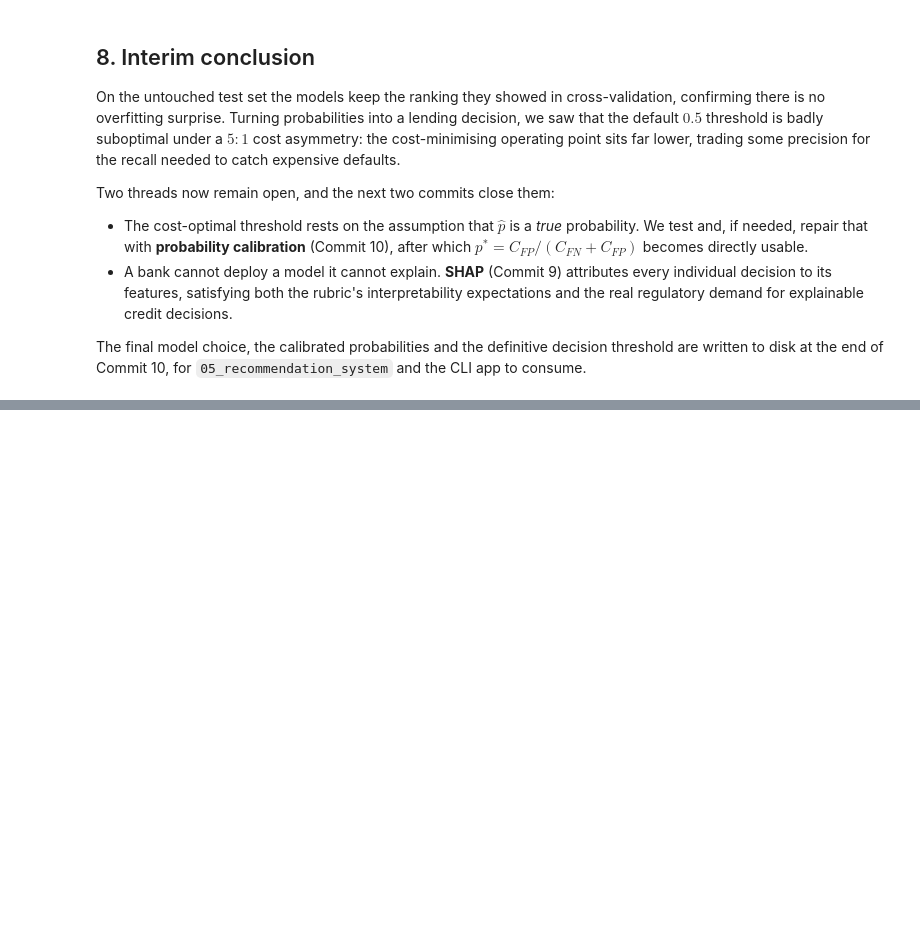
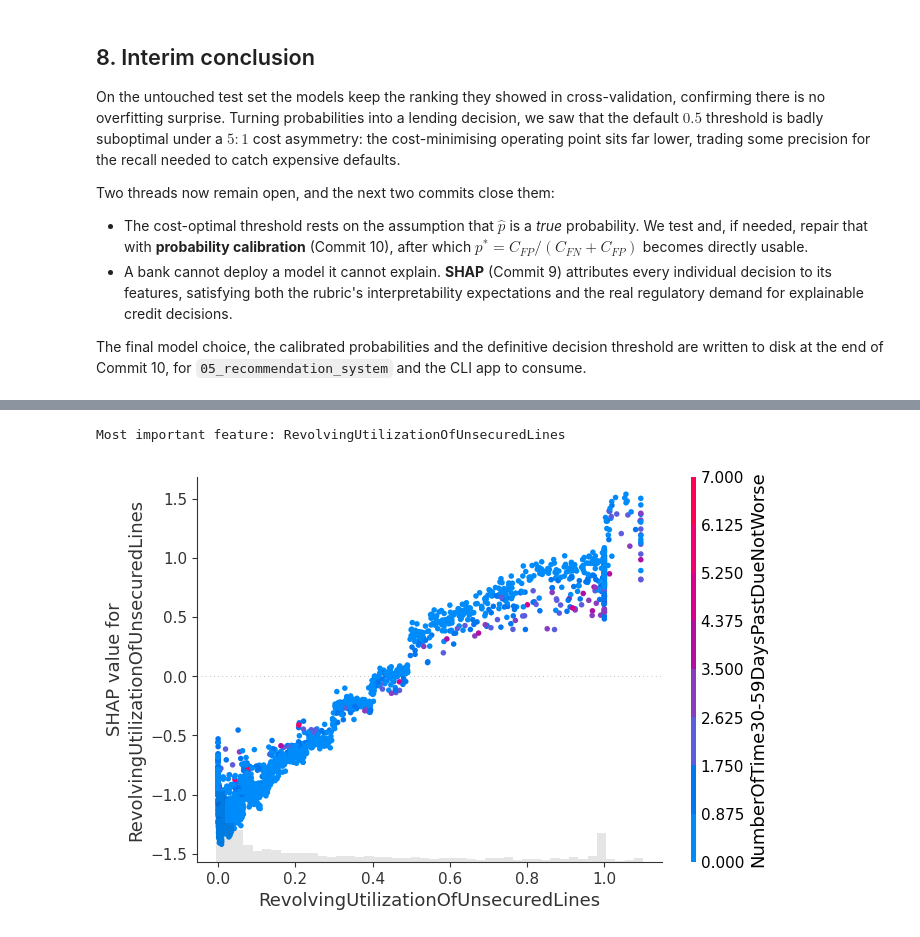
Before and after one commit to stivanpashaliev/credit-risk-assessment, a Jupyter notebook: notebooks/04_evaluation.ipynb, the cells around one changed output, grey strips where cells are left out. Cells and saved outputs as stored; diff of their text form; code cells hidden in the pictures; blank space fills up the shorter version.

```diff
--- a/notebooks/04_evaluation.ipynb
+++ b/notebooks/04_evaluation.ipynb
@@ -468,0 +535,9 @@ the CLI app to consume.
+# %%
+mean_abs_shap = np.abs(shap_values.values).mean(axis=0)
+top_feature = X_explain.columns[int(np.argmax(mean_abs_shap))]
+print(f"Most important feature: {top_feature}")
+
+shap.plots.scatter(shap_values[:, top_feature], color=shap_values, show=True)
+# %% [output]
+Most important feature: RevolvingUtilizationOfUnsecuredLines
+[figure, added]
```
Also changed, not shown: parts of 12 cells of this notebook.
